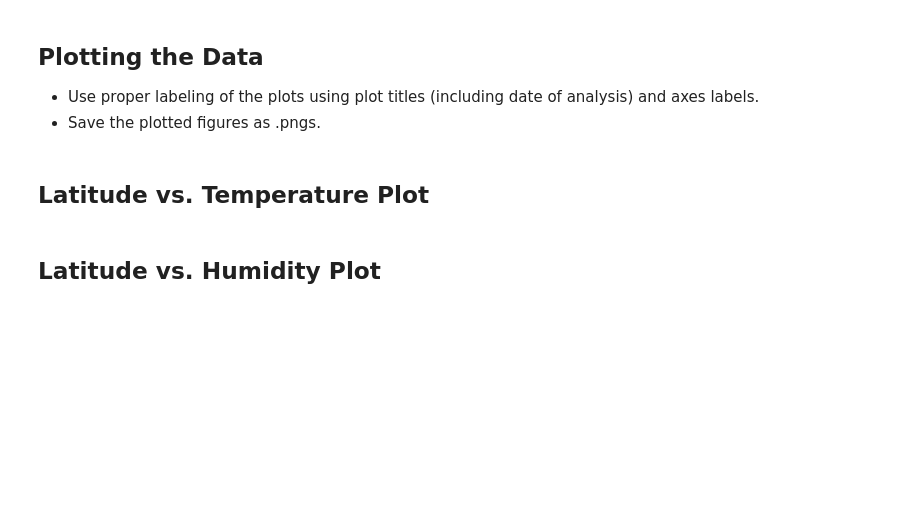
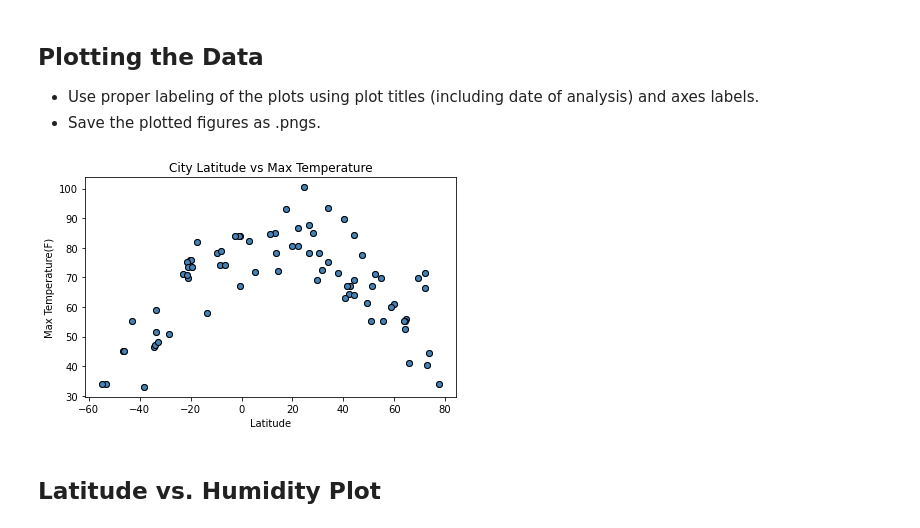
Before and after one commit to svillemez/Python-api-challenge, a Jupyter notebook: WeatherPy/WeatherPy.ipynb, the cells around one changed output. Drawn from its saved outputs; the diff is of its cells as text; code cells hidden in the pictures; blank space fills up the shorter version.

Commit message:
commit work through scatterplots

```diff
--- a/WeatherPy/WeatherPy.ipynb
+++ b/WeatherPy/WeatherPy.ipynb
@@ -28,18 +24,21 @@ lng_range = (-180, 180)
 # %%
 # List for holding lat_lngs and cities
+
 lat_lngs = []
 cities = []
 
 # Create a set of random lat and lng combinations
-lats = np.random.uniform(lat_range[0], lat_range[1], size=1000)
-lngs = np.random.uniform(lng_range[0], lng_range[1], size=1000)
+
+lats = np.random.uniform(lat_range[0], lat_range[1], size=100)
+lngs = np.random.uniform(lng_range[0], lng_range[1], size=100)
 lat_lngs = zip(lats, lngs)
 
 # Identify nearest city for each lat, lng combination
+
 for lat_lng in lat_lngs:
     city = citipy.nearest_city(lat_lng[0], lat_lng[1]).city_name
 
-    # If the city is unique, then add it to a our cities list
+# If the city is unique, then add it to our cities list
     if city not in cities:
         cities.append(city)
 
@@ -67,10 +62,12 @@ wind = []
 # Get requests from Open Weather API
 
 for city in cities:
-    url = "http://api.openweathermap.org/data/2.5/weather?q=" + city + "&appid=" + weather_api_key
+    units="imperial"
+    url = "http://api.openweathermap.org/data/2.5/weather?q=" + city + "&units=" + units + "&appid=" + weather_api_key
     response = requests.get(url).json()
 
-# If the city os found, store the weather data
+# If the city is found, store the weather data
+
     if response['cod'] == 200:
         name.append(response["name"])
         cloudiness.append(response['clouds']['all'])
@@ -81,3 +78,7 @@ for city in cities:
         lng.append(response['coord']['lon'])
         max_temp.append(response['main']['temp_max'])
         wind.append(response['wind']['speed'])
+
+# Include a print log of each city as it's being processed (with the city number and city name)
+
+        print(response['id'],response['name'])
@@ -124,0 +136,10 @@ Skip this step if there are no cities that have humidity > 100%.
+# %%
+#  Retrieve and view the indices of cities that have humidity over 100% (if any exist)
+
+Names = city_weather_df[city_weather_df['Humidity'] > 100 ].index
+
+print(Names)
+
+# Delete these rows (if any exist) and create a clean data frame
+
+clean_city_weather_df = city_weather_df.drop(Names,inplace=False)
@@ -131,7 +170,22 @@ Skip this step if there are no cities that have humidity > 100%.
 ## Plotting the Data
 * Use proper labeling of the plots using plot titles (including date of analysis) and axes labels.
 * Save the plotted figures as .pngs.
-# %% [markdown]
-## Latitude vs. Temperature Plot
+# %%
+# Create a Scatter Plot for Latitude vs Temperature
+
+x_values = clean_city_weather_df['Lat']
+y_values = clean_city_weather_df['Max Temp']
+plt.scatter(x_values,y_values)
+plt.xlabel('Latitude')
+plt.ylabel('Max Temperature(F)')
+plt.title("City Latitude vs Max Temperature")
+plt.scatter(x_values, y_values, marker="o", facecolors="steelblue", edgecolors="black")
+
+# Save and show the Scatter Plot
+plt.tight_layout()
+plt.show()
+#plt.savefig("OutputData/Fig1.png")
+# %% [output]
+[figure, added]
 # %% [markdown]
 ## Latitude vs. Humidity Plot
```
Also changed, not shown: parts of 18 cells of this notebook, 1 other file.
